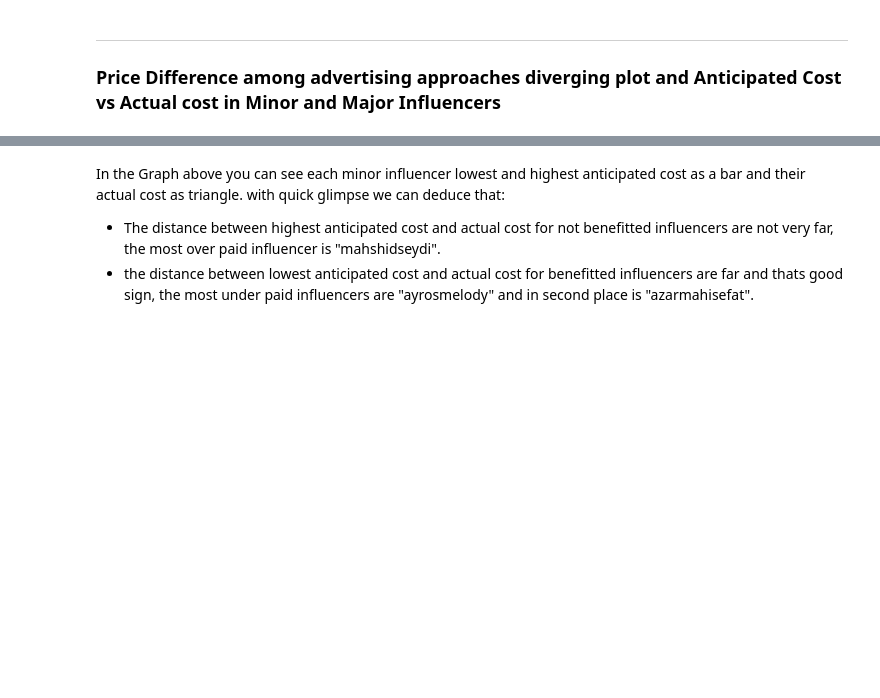
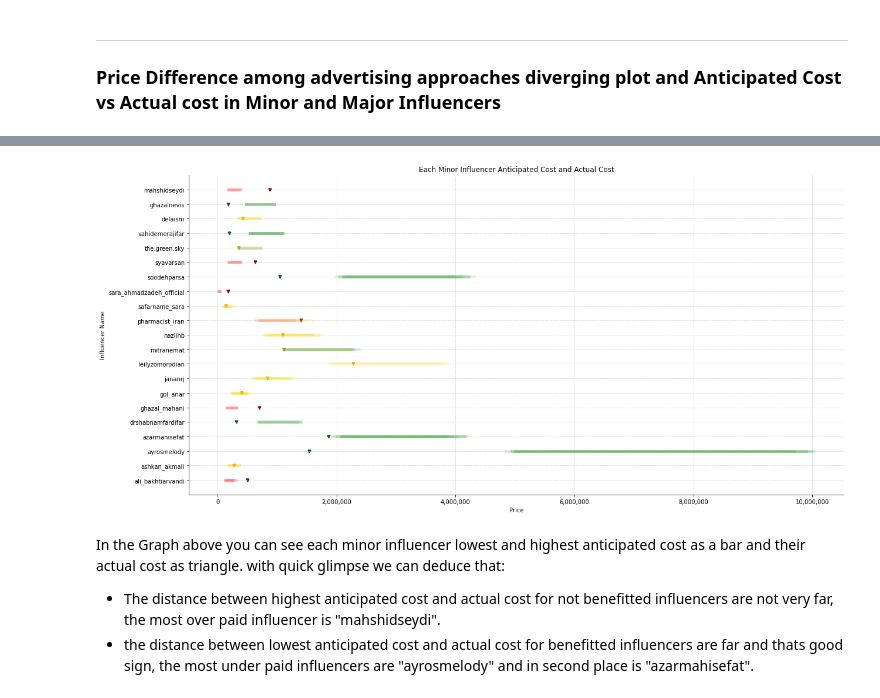
Before and after one commit to SimplyRamin/Pull-Up-Campaign-Analysis, a Jupyter notebook: Main.ipynb, the cells around one changed output, grey strips where cells are left out. Saved outputs shown, nothing was run; the diff lists cells and outputs as text; code cells hidden in the pictures; blank space fills up the shorter version.

```diff
--- a/Main.ipynb
+++ b/Main.ipynb
@@ -433,24 +531,28 @@ plt.show()
 # %%
 x1 = influencer['lowest_cost_per_view']
 x2 = influencer['highest_cost_per_view']
 y = influencer['influ_name']
 z = influencer['benefit']
 c = influencer['cost']
 
 fig = plt.figure(figsize = (20, 10))
 ax = fig.add_subplot()
 
 for x1_, x2_, y_, z_, c_ in zip(x1, x2, y, z, c):
     ax.plot([int(x1_), int(x2_)], [y_, y_], color = "red" if z_ == -1 else "green" if z_ == 1 else 'gold', linewidth=5, alpha=.11)
     ax.scatter(c_, y_, s=20, marker='v', c="darkred" if z_ == -1 else "darkgreen" if z_ == 1 else 'goldenrod')
 
 ax.grid(linestyle='--', alpha=0.5)
 ax.set_title('Each Minor Influencer Anticipated Cost and Actual Cost')
 ax.spines["top"].set_color("None")
 ax.spines["right"].set_color("None")
 ax.set_ylabel('Influencer Name')
-ax.set_xlabel('Price in Millions')
+ax.set_xlabel('Price')
+ax.get_xaxis().set_major_formatter(
+    matplotlib.ticker.FuncFormatter(lambda x, p: format(int(x), ',')))
 plt.show()
+# %% [output]
+[figure, added]
 # %% [markdown]
 In the Graph above you can see each minor influencer lowest and highest anticipated cost as a bar and their actual cost as triangle. with quick glimpse we can deduce that:
 - The distance between highest anticipated cost and actual cost for not benefitted influencers are not very far, the most over paid influencer is "mahshidseydi".
```
Also changed, not shown: parts of 64 cells of this notebook, 2 other files.
